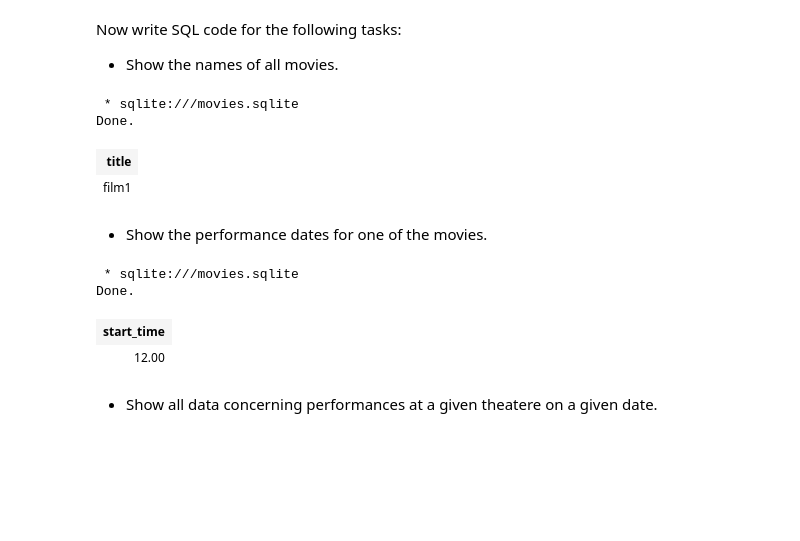
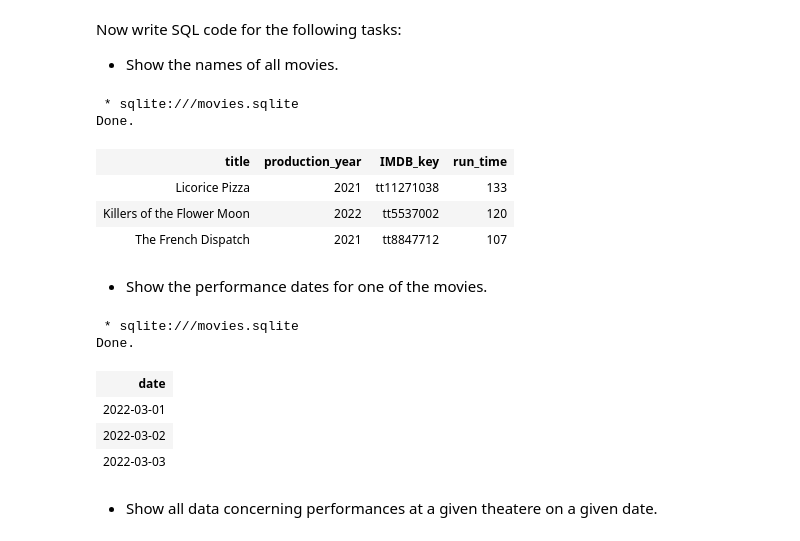
Before and after one commit to adafor94/EDAF75, a Jupyter notebook: lab2/lab2-nb.ipynb, the cells around one changed output. Drawn from its saved outputs; the diff is of its cells as text; code cells hidden in the pictures; blank space fills up the shorter version.

```diff
--- a/lab2/lab2-nb.ipynb
+++ b/lab2/lab2-nb.ipynb
@@ -32,25 +32,29 @@ Now write SQL code for the following tasks:
 + Show the names of all movies.
 # %%
 %%sql
-SELECT DISTINCT title
-FROM performances
+SELECT *
+FROM movies
 # %% [output]
  * sqlite:///movies.sqlite
 Done.
-| title |
-| film1 |
+| title | production_year | IMDB_key | run_time |
+| Licorice Pizza | 2021 | tt11271038 | 133 |
+| Killers of the Flower Moon | 2022 | tt5537002 | 120 |
+| The French Dispatch | 2021 | tt8847712 | 107 |
 # %% [markdown]
 + Show the performance dates for one of the movies.
 # %%
 %%sql
-SELECT start_time
+SELECT date
 FROM performances
-WHERE title = 'film1'
+WHERE title = 'Licorice Pizza'
 # %% [output]
  * sqlite:///movies.sqlite
 Done.
-| start_time |
-| 12.00 |
+| date |
+| 2022-03-01 |
+| 2022-03-02 |
+| 2022-03-03 |
 # %% [markdown]
 + Show all data concerning performances at a given theatere
   on a given date.
```
Also changed, not shown: parts of 8 cells of this notebook, 2 other files.
